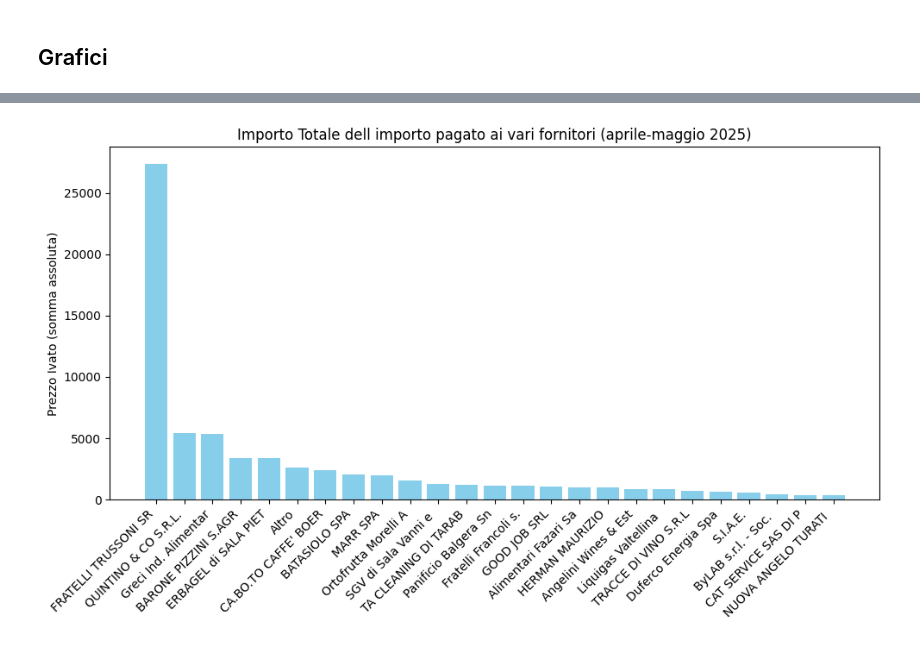
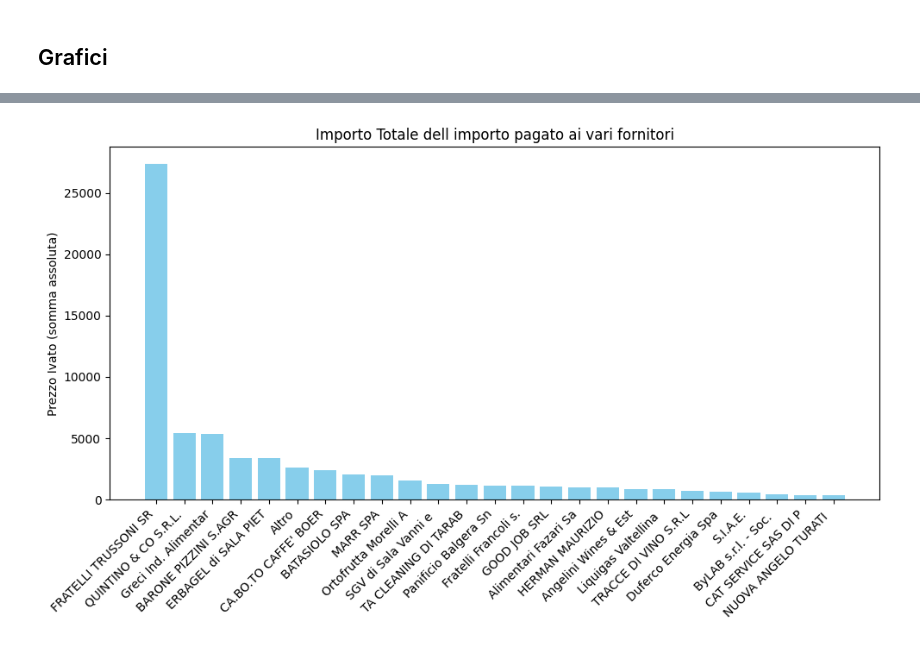
Before and after one commit to stefanobiavaschi/Report-invoices, a Jupyter notebook: nb_analysis.ipynb, the cells around one changed output, grey strips where cells are left out. Cells and saved outputs as stored; diff of their text form; code cells hidden in the pictures.

```diff
--- a/nb_analysis.ipynb
+++ b/nb_analysis.ipynb
@@ -126,32 +45,8 @@ plt.show()
-# %%
-# Raggruppa e somma
-df_filtered = df_invoices_details.loc[df_invoices_details['Data_Fattura'].str.startswith(('2025-04', '2025-05'))]
-grouped = df_filtered.groupby('Denominazione_Mittente')['Prezzo_ivato'].sum()
-
-# Calcola le percentuali per "Altro"
-percent = grouped / grouped.sum()
-
-# Dividi in main e altri
-main = grouped[percent >= 0.005]
-other = grouped[percent < 0.005]
-main['Altro'] = other.sum()
-
-# Ordina dal più grande al più piccolo
-main = main.sort_values(ascending=False)
-
-# Etichette accorciate a 20 caratteri
-labels = [label[:20] for label in main.index]
-
-# Crea l'istogramma
-plt.figure(figsize=(10, 6))
-plt.bar(labels, main, color='skyblue')
-plt.xticks(rotation=45, ha='right')
-plt.ylabel('Prezzo Ivato (somma assoluta)')
-plt.title('Importo Totale dell importo pagato ai vari fornitori (aprile-maggio 2025)')
-plt.tight_layout()
-plt.show()
-# %% [output]
-[figure, removed]
+# %%
+df_filtered = df_invoices_details.loc[df_invoices_details['Data_Fattura'].str.startswith(('2025-04', '2025-05'))]
+plot_hist_mittente(df_filtered)
+# %% [output]
+[figure, added]
 # %%
 # Raggruppa e somma
 df_filtered = df_invoices_details.loc[df_invoices_details['Data_Fattura'].str.startswith(('2025-04', '2025-05'))]
```
Also changed, not shown: parts of 11 cells of this notebook, 6 other files.
